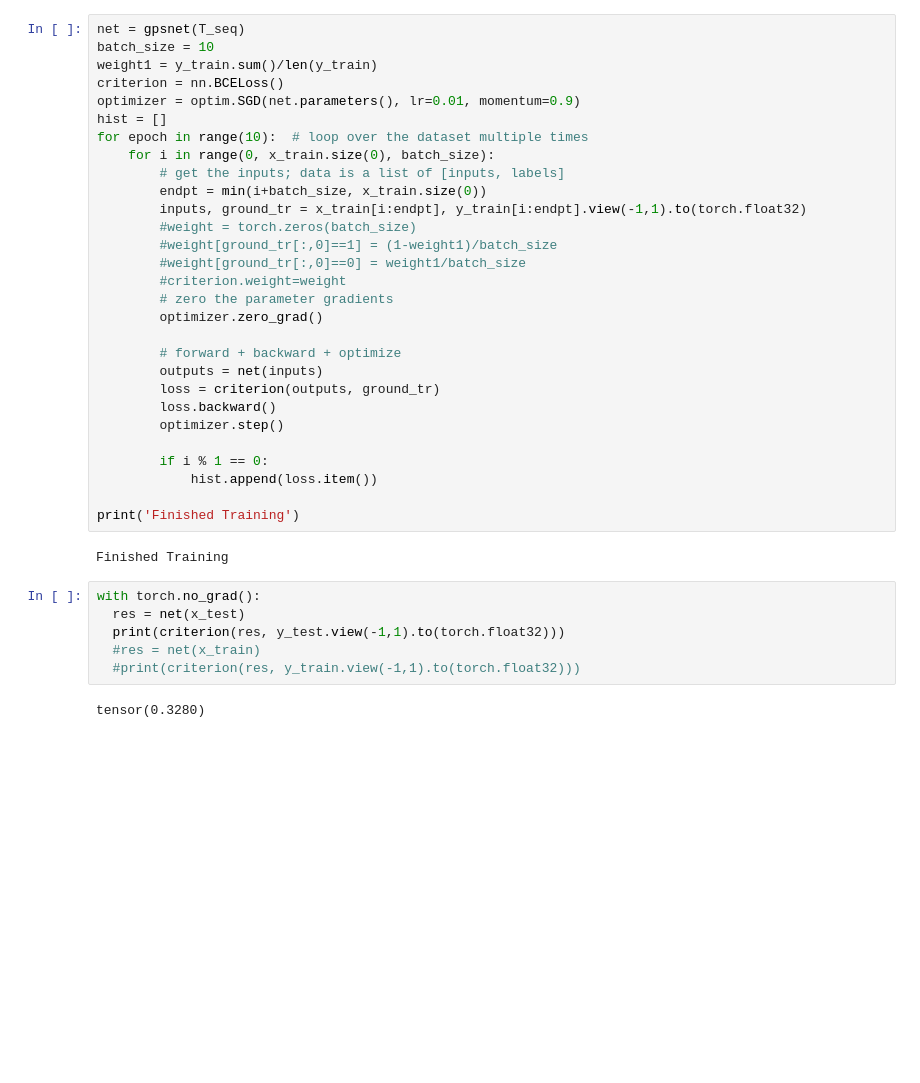
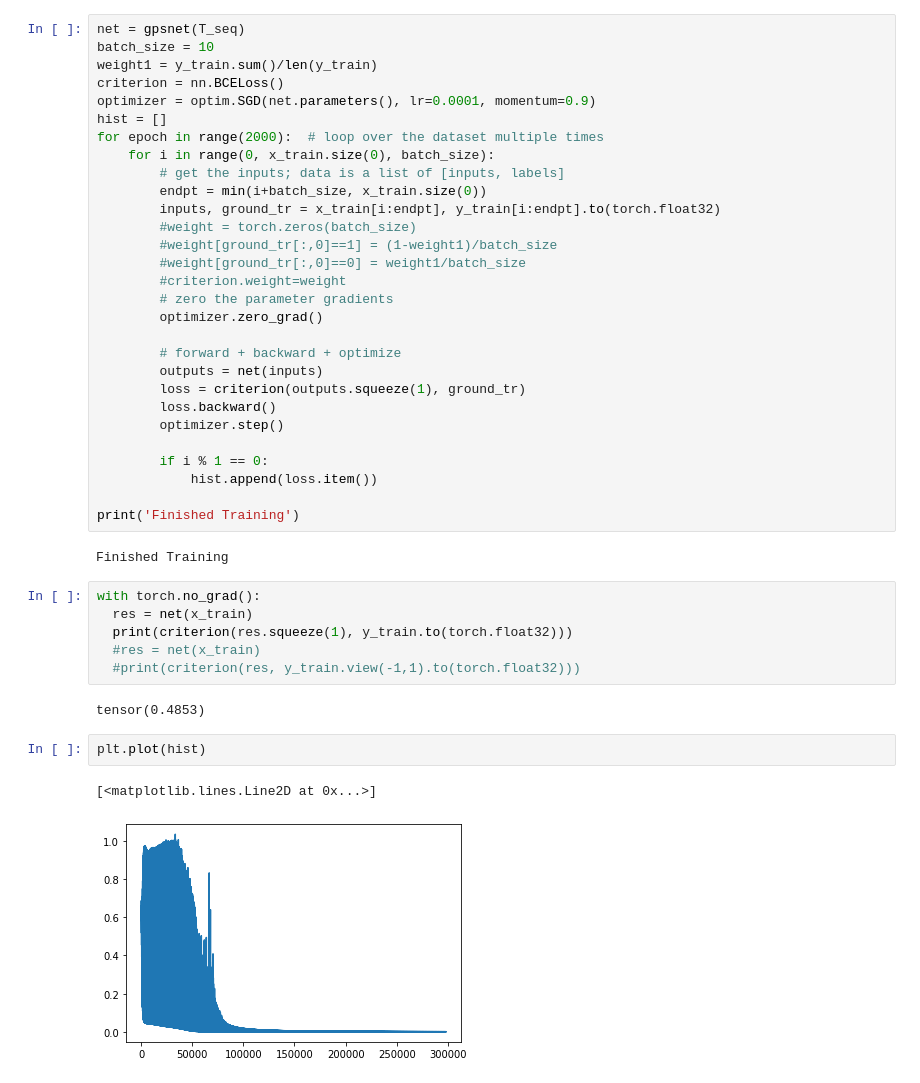
Before and after one commit to Schimmenti/EarthquakesGPS, a Jupyter notebook: Dataset.ipynb, the cells around one changed output. Cells and saved outputs as stored; diff of their text form; blank space fills up the shorter version.

```diff
--- a/Dataset.ipynb
+++ b/Dataset.ipynb
@@ -465,13 +465,13 @@ net = gpsnet(T_seq)
 batch_size = 10
 weight1 = y_train.sum()/len(y_train)
 criterion = nn.BCELoss()
-optimizer = optim.SGD(net.parameters(), lr=0.01, momentum=0.9)
+optimizer = optim.SGD(net.parameters(), lr=0.0001, momentum=0.9)
 hist = []
-for epoch in range(10):  # loop over the dataset multiple times
+for epoch in range(2000):  # loop over the dataset multiple times
     for i in range(0, x_train.size(0), batch_size):
         # get the inputs; data is a list of [inputs, labels]
         endpt = min(i+batch_size, x_train.size(0))
-        inputs, ground_tr = x_train[i:endpt], y_train[i:endpt].view(-1,1).to(torch.float32)
+        inputs, ground_tr = x_train[i:endpt], y_train[i:endpt].to(torch.float32)
         #weight = torch.zeros(batch_size)
         #weight[ground_tr[:,0]==1] = (1-weight1)/batch_size
         #weight[ground_tr[:,0]==0] = weight1/batch_size
@@ -481,7 +481,7 @@ for epoch in range(10):  # loop over the dataset multiple times
 
         # forward + backward + optimize
         outputs = net(inputs)
-        loss = criterion(outputs, ground_tr)
+        loss = criterion(outputs.squeeze(1), ground_tr)
         loss.backward()
         optimizer.step()
 
@@ -493,9 +493,14 @@ print('Finished Training')
 Finished Training
 # %%
 with torch.no_grad():
-  res = net(x_test)
-  print(criterion(res, y_test.view(-1,1).to(torch.float32)))
+  res = net(x_train)
+  print(criterion(res.squeeze(1), y_train.to(torch.float32)))
   #res = net(x_train)
   #print(criterion(res, y_train.view(-1,1).to(torch.float32)))
 # %% [output]
-tensor(0.3280)
+tensor(0.4853)
+# %%
+plt.plot(hist)
+# %% [output]
+[<matplotlib.lines.Line2D at 0x...>]
+[figure, added]
```
